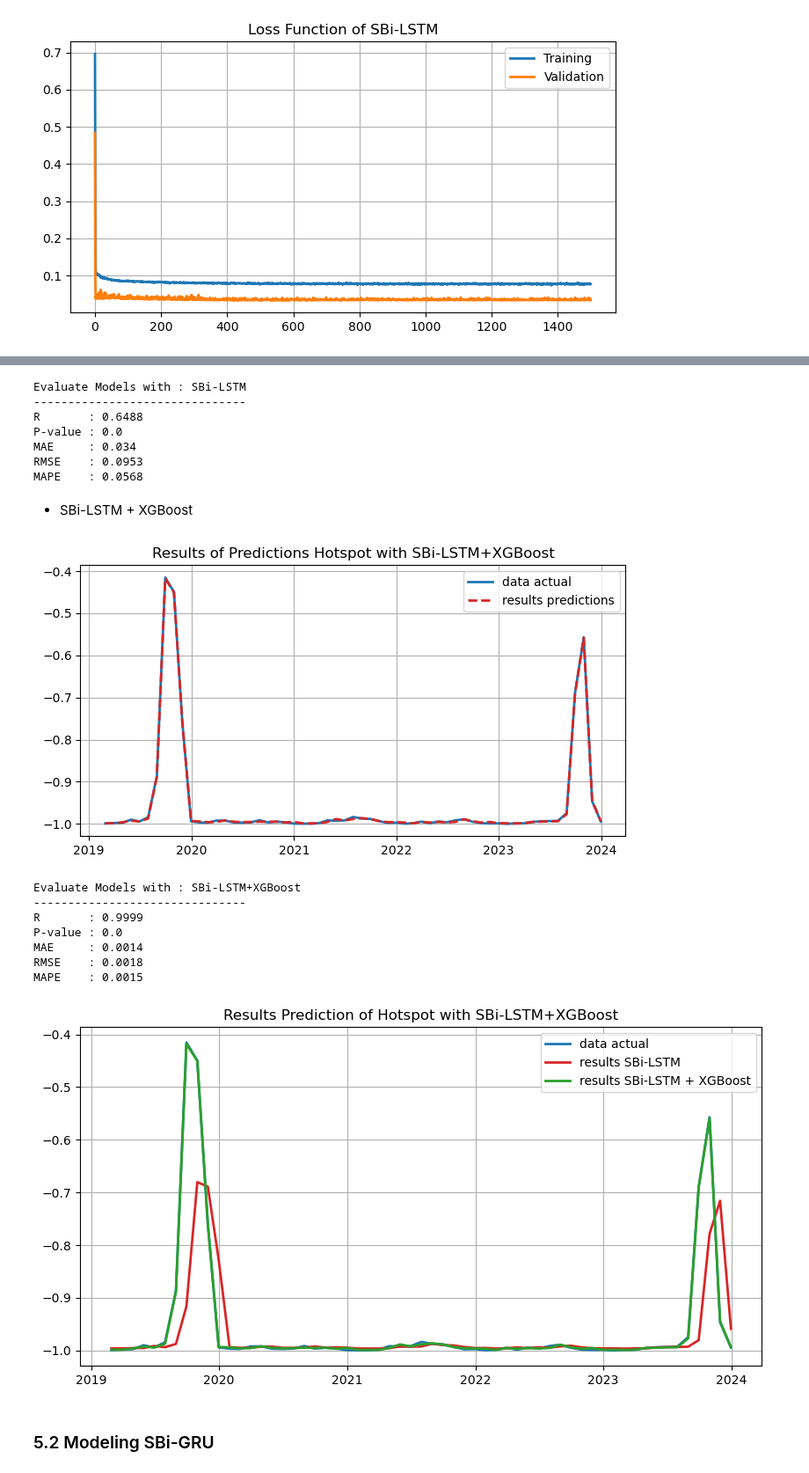
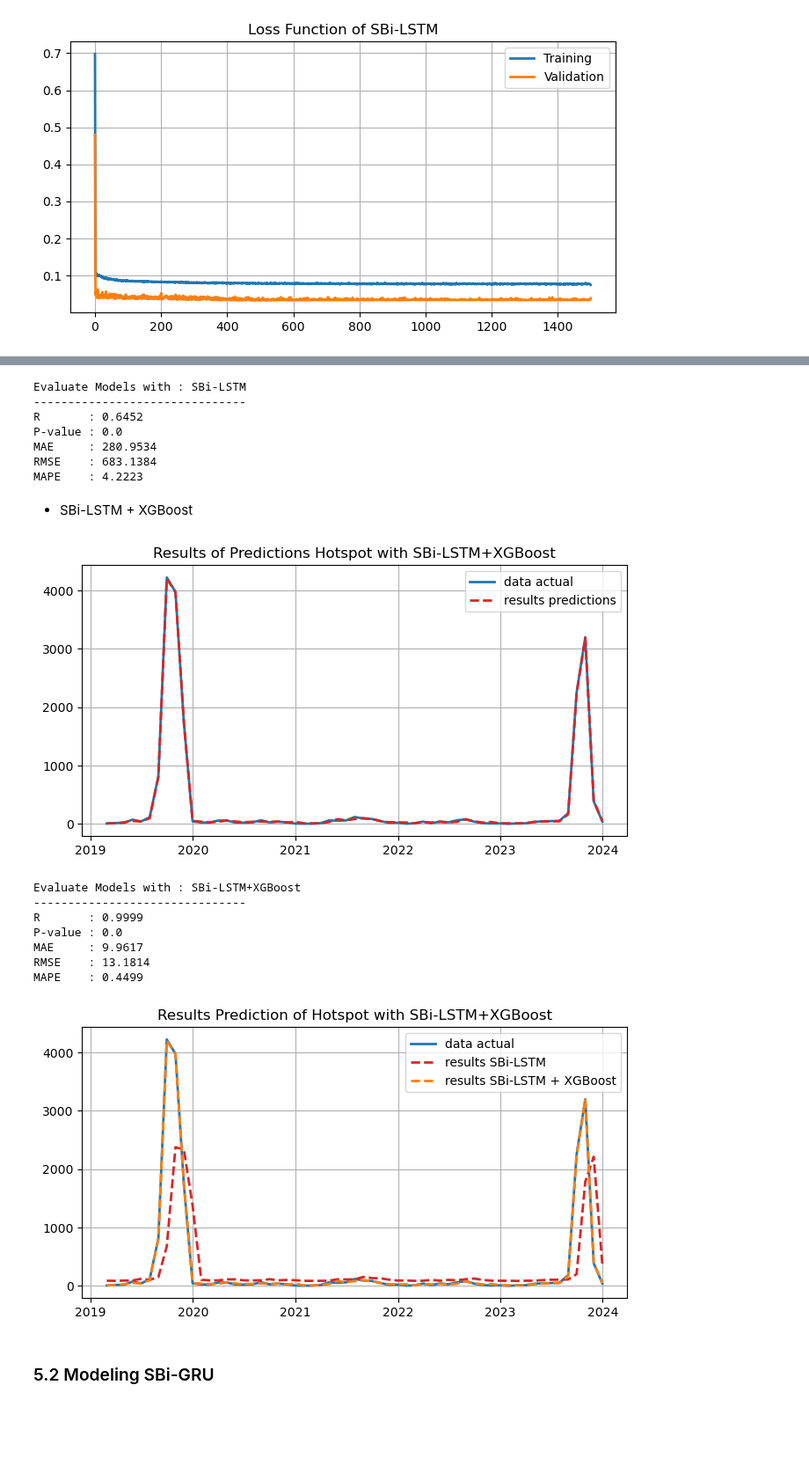
Before and after one commit to kusin/2024_BOPTN_Hopsot, a Jupyter notebook: M1.ipynb, the cells around one changed output, grey strips where cells are left out. Shown at 88% size. Saved outputs shown, nothing was run; the diff lists cells and outputs as text; code cells hidden in the pictures; blank space fills up the shorter version.

```diff
--- a/M1.ipynb
+++ b/M1.ipynb
@@ -57,7 +53,7 @@ lineplot1(dataset["acq_date"], dataset["hotspot"], "Hotspot di Sumatera Selatan
 ### 2. Praproses Data
 # %%
 # proses normalisasi min-max
-scaled = normalized(dataset, ["hotspot"])
+scaler, scaled = normalized(dataset, ["hotspot"])
 # %%
 # hasil normalisasi min-max
 lineplot1(dataset["acq_date"], np.array(scaled), "Hotspot di Sumatera Selatan 2001 - 2023")
@@ -134,6 +130,6 @@ lineplot4(
 # %%
 # calculate eror
-r, p_value, mae, rmse, mape = evaluate(y_test, lstm_predictions)
+r, p_value, mae, rmse, mape = evaluate(inverse(scaler, y_test), inverse(scaler, lstm_predictions))
 
 # show eror
 print("Evaluate Models with : "+str("SBi-LSTM"))
@@ -146,11 +142,11 @@ print("MAPE    : "+str(mape))
 # %% [output]
 Evaluate Models with : SBi-LSTM
 -------------------------------
-R       : 0.6488
+R       : 0.6452
 P-value : 0.0
-MAE     : 0.034
-RMSE    : 0.0953
-MAPE    : 0.0568
+MAE     : 280.9534
+RMSE    : 683.1384
+MAPE    : 4.2223
 # %% [markdown]
 - SBi-LSTM + XGBoost
 # %%
@@ -164,15 +160,15 @@ xgb_predictions = get_XGBoost(
 # show result predictions
 lineplot4(
   date=np.array(dataset["acq_date"].iloc[len(y_train)+2:]),
-  ytrue=y_test,
-  ypred=xgb_predictions,
+  ytrue=inverse(scaler, y_test),
+  ypred=inverse(scaler, xgb_predictions),
   title="Results of Predictions Hotspot with SBi-LSTM+XGBoost"
 )
 # %% [output]
-[figure, old version]
+[figure, new version]
 # %%
 # calculate eror
-r, p_value, mae, rmse, mape = evaluate(y_test, xgb_predictions)
+r, p_value, mae, rmse, mape = evaluate(inverse(scaler, y_test), inverse(scaler, xgb_predictions))
 
 # show eror
 print("Evaluate Models with : "+str("SBi-LSTM+XGBoost"))
@@ -187,21 +183,32 @@ Evaluate Models with : SBi-LSTM+XGBoost
 -------------------------------
 R       : 0.9999
 P-value : 0.0
-MAE     : 0.0014
-RMSE    : 0.0018
-MAPE    : 0.0015
+MAE     : 9.9617
+RMSE    : 13.1814
+MAPE    : 0.4499
 # %%
+# show result predictions
 lineplot5(
+
+  # sumbu x
   date=np.array(dataset["acq_date"].iloc[len(y_train)+2:]),
-  ytrue=y_test,
-  ypred1=lstm_predictions,
+
+  # data actual
+  ytrue=inverse(scaler, y_test),
+
+  # hasil SBi-LSTM
+  ypred1=inverse(scaler, lstm_predictions),
   label1="results SBi-LSTM",
-  ypred2=xgb_predictions,
+
+  # hasil SBi-LSTM-XGBoost
+  ypred2=inverse(scaler, xgb_predictions),
   label2="results SBi-LSTM + XGBoost",
+
+  # title
   title="Results Prediction of Hotspot with SBi-LSTM+XGBoost"
 )
 # %% [output]
-[figure, old version]
+[figure, new version]
 # %% [markdown]
 ### 5.2 Modeling SBi-GRU
 # %% [markdown]
```
Also changed, not shown: parts of 9 cells of this notebook, 4 other files.
